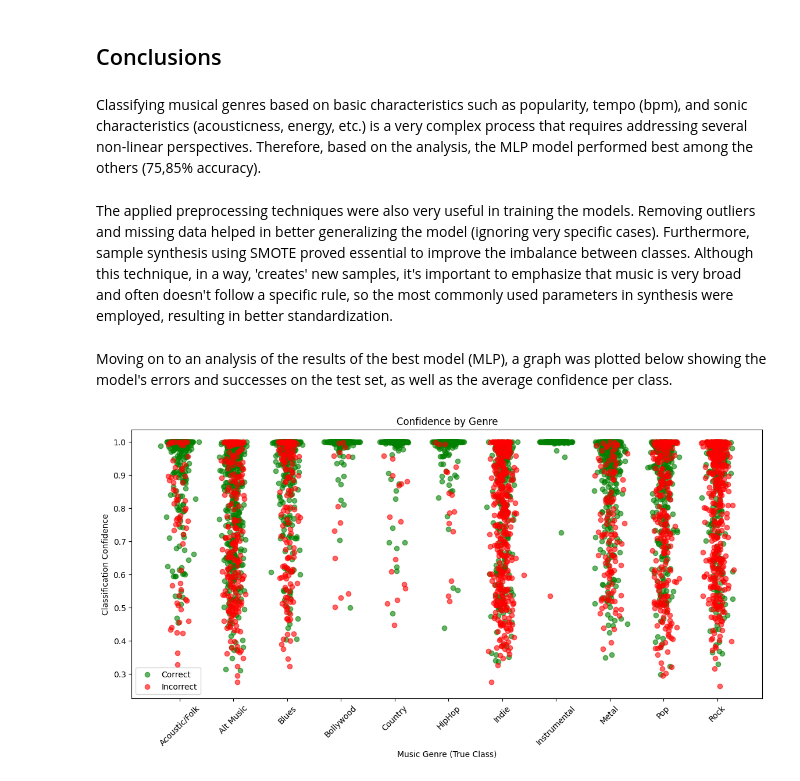
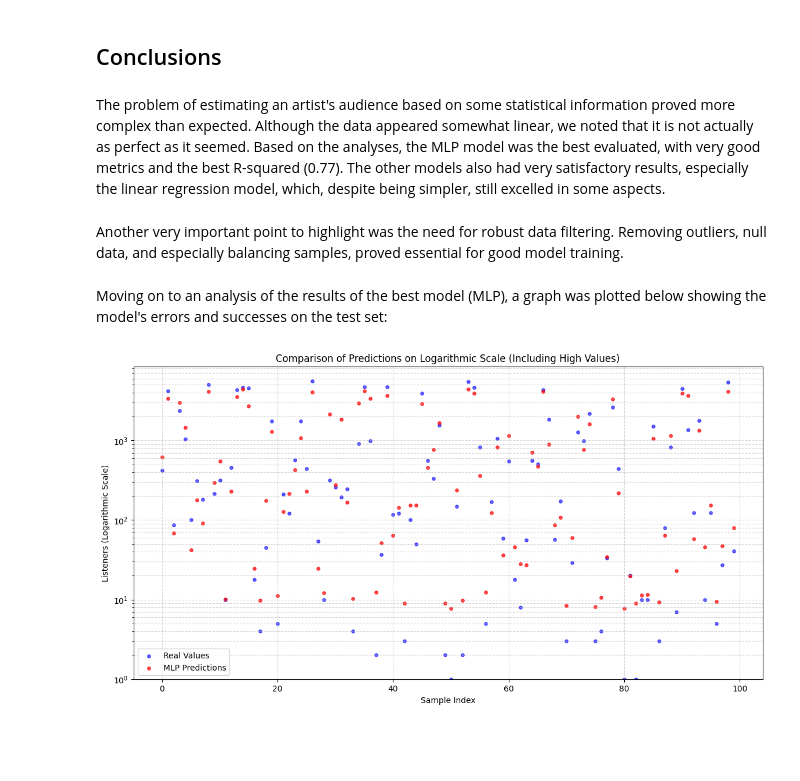
Before and after one commit to 12FlyBreads/music-analysis-notebook, a Jupyter notebook: artist_popularity.ipynb, the cells around one changed output. Drawn from its saved outputs; the diff is of its cells as text; code cells hidden in the pictures; blank space fills up the shorter version.

Commit message:
Artist Popularity

```diff
--- a/artist_popularity.ipynb
+++ b/artist_popularity.ipynb
@@ -217,10 +217,12 @@ x_y_sampled_stratified = (
     )
 )
 
+x_y_sampled_stratified = x_y_sampled_stratified.reset_index(drop=True)
+
 x_sampled_stratified = x_y_sampled_stratified.drop(
     columns=['listeners_lastfm', 'listeners_log', 'popularity_bin']
 )
 y_sampled_stratified = x_y_sampled_stratified['listeners_lastfm']
 
-x_sampled = x_sampled_stratified.sample(frac=1, random_state=999)
-y_sampled = y_sampled_stratified.loc[x_sampled.index]
+x_sampled_final = x_sampled_stratified.sample(frac=1, random_state=999)
+y_sampled_final = y_sampled_stratified.loc[x_sampled_final.index]
@@ -241,7 +231,7 @@ After that, we need to split the dataset into training (80%) and testing (20%) s
 # %%
 
 x_train, x_test, y_train, y_test = train_test_split(
-    x_sampled, y_sampled,
+    x_sampled_final, y_sampled_final,
     test_size=0.2,
     random_state=999,
 )
@@ -342,7 +330,7 @@ Just like in the logistic regression model, we need to normalize the data before
 # %%
 svm_model = Pipeline([
     ('scaler', StandardScaler()),
-    ('svr', SVR(kernel='rbf', C=100, gamma='scale'))
+    ('svr', SVR(kernel='linear', C=10, gamma='scale'))
 ])
 
 svm_model.fit(x_train, y_train)
@@ -385,12 +373,11 @@ To train this model, we first normalized the data and then performed the trainin
 # %%
 mlp_model = Pipeline([
     ('scaler', StandardScaler()),
-    ('mlp', MLPRegressor(hidden_layer_sizes=(300, 150),
+    ('mlp', MLPRegressor(hidden_layer_sizes=(200, 100),
                         activation='relu',
                         solver='adam',
-                        max_iter=5000,
+                        max_iter=1000,
                         random_state=999,
-                        alpha=0.0001,
                         early_stopping=True))
 ])
 
@@ -438,63 +410,36 @@ This metrics (Precision = 0.75 | Recall = 0.76 | F1 Score = 0.75) and the confus
 # %% [markdown]
 ## Conclusions
 # %% [markdown]
-Classifying musical genres based on basic characteristics such as popularity, tempo (bpm), and sonic characteristics (acousticness, energy, etc.) is a very complex process that requires addressing several non-linear perspectives. Therefore, based on the analysis, the MLP model performed best among the others (75,85% accuracy).
+The problem of estimating an artist's audience based on some statistical information proved more complex than expected. Although the data appeared somewhat linear, we noted that it is not actually as perfect as it seemed. Based on the analyses, the MLP model was the best evaluated, with very good metrics and the best R-squared (0.77). The other models also had very satisfactory results, especially the linear regression model, which, despite being simpler, still excelled in some aspects.
 # %% [markdown]
-The applied preprocessing techniques were also very useful in training the models. Removing outliers and missing data helped in better generalizing the model (ignoring very specific cases). Furthermore, sample synthesis using SMOTE proved essential to improve the imbalance between classes. Although this technique, in a way, 'creates' new samples, it's important to emphasize that music is very broad and often doesn't follow a specific rule, so the most commonly used parameters in synthesis were employed, resulting in better standardization.
+Another very important point to highlight was the need for robust data filtering. Removing outliers, null data, and especially balancing samples, proved essential for good model training.
 # %% [markdown]
-Moving on to an analysis of the results of the best model (MLP), a graph was plotted below showing the model's errors and successes on the test set, as well as the average confidence per class.
+Moving on to an analysis of the results of the best model (MLP), a graph was plotted below showing the model's errors and successes on the test set:
 # %%
-y_pred_mlp = mlp_model.predict(x_test)
-y_proba_mlp = mlp_model.predict_proba(x_test)
+N_SAMPLES = 100
 
-confidence = np.max(y_proba_mlp, axis=1)
+y_test_plot = y_test[:N_SAMPLES]
+y_pred_mlp_plot = y_pred_mlp[:N_SAMPLES]
 
-correct = (y_pred_mlp == y_test)
+if isinstance(y_test_plot, pd.Series):
+    y_test_plot = y_test_plot.values
 
-df_plot = pd.DataFrame({
-    'Real Genre': y_test,
-    'Predicted Genre': y_pred_mlp,
-    'Confidence': confidence,
-    'Correct?': correct
-}).reset_index(drop=True)
+plt.figure(figsize=(14, 7))
 
-jitter = 0.1 * np.random.randn(len(df_plot))
+plt.scatter(range(N_SAMPLES), y_test_plot, color='blue', label='Real Values', alpha=0.6, s=15)
 
-plt.figure(figsize=(14, 6))
+plt.scatter(range(N_SAMPLES), y_pred_mlp_plot, color='red', label='MLP Predictions', alpha=0.7, s=15)
 
-plt.scatter(
-    df_plot['Real Genre'][df_plot['Correct?']] + jitter[df_plot['Correct?']],
-    df_plot['Confidence'][df_plot['Correct?']],
-    color='green', alpha=0.6, label='Correct'
-)
+plt.yscale('log')
 
-plt.scatter(
-    df_plot['Real Genre'][~df_plot['Correct?']] + jitter[~df_plot['Correct?']],
-    df_plot['Confidence'][~df_plot['Correct?']],
-    color='red', alpha=0.6, label='Incorrect'
-)
+plt.title('Comparison of Predictions on Logarithmic Scale (Including High Values)')
+plt.xlabel('Sample Index')
+plt.ylabel('Listeners (Logarithmic Scale)')
+plt.legend()
+plt.grid(True, which="both", linestyle='--', alpha=0.5)
 
-plt.xlabel('Music Genre (True Class)')
-plt.ylabel('Classification Confidence')
-plt.title('Confidence by Genre')
-plt.legend()
-
-unique_classes = sorted(df_plot['Real Genre'].unique())
-plt.xticks(
-    ticks=unique_classes,
-    labels=[genre_mapping[c] for c in unique_classes],
-    rotation=45
-)
+plt.ylim(ymin=1)
 
 plt.show()
-
-summary = df_plot.groupby('Real Genre').agg(
-    Corrects=('Correct?', lambda x: sum(x)),
-    Incorrects=('Correct?', lambda x: len(x) - sum(x)),
-    Average_Confidence=('Confidence', 'mean')
-)
-
-print("\nSummary of results by class:")
-print(summary)
 # %% [output]
-[figure, old version]
+[figure, new version]
```
Also changed, not shown: parts of 28 cells of this notebook.
